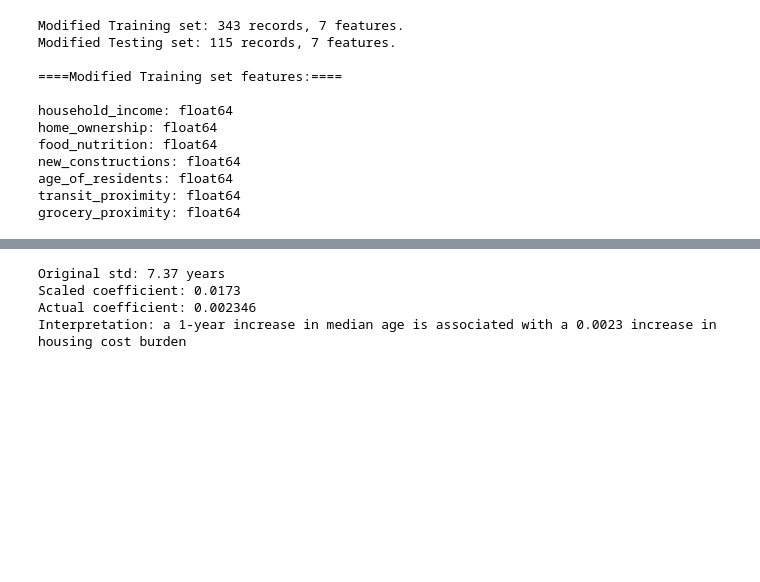
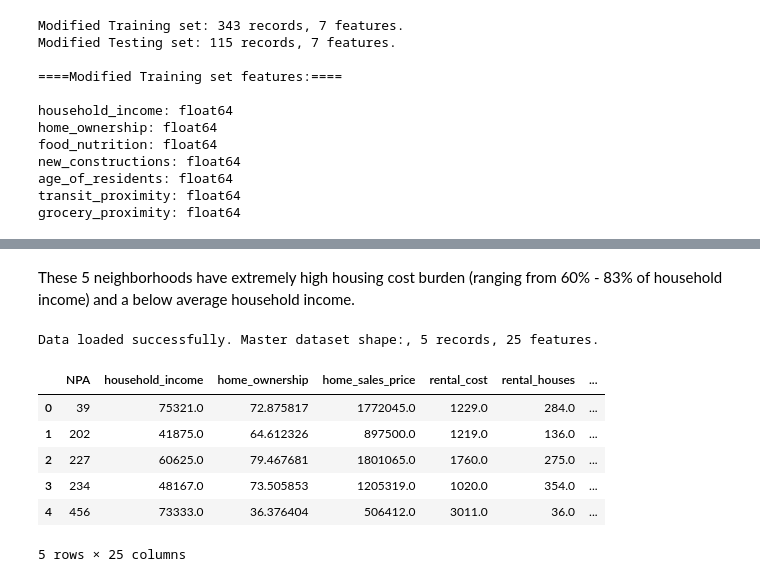
Before and after one commit to teseri86/Charlotte_Housing_Project, a Jupyter notebook: notebooks/housing_cost_burden_model.ipynb, the cells around one changed output, grey strips where cells are left out. Cells and saved outputs as stored; diff of their text form; code cells hidden in the pictures; blank space fills up the shorter version.

```diff
--- a/notebooks/housing_cost_burden_model.ipynb
+++ b/notebooks/housing_cost_burden_model.ipynb
@@ -435,21 +299,21 @@ print(master_df.loc[outlier_idx, ["NPA", "household_income", "home_ownership",
-# %%
-# Get original std of age_of_residents
-conn = db.connect("../data/charlotte_housing.db")
-qol_raw = pd.read_sql("SELECT NPA, age_of_residents FROM qol", conn)
-conn.close()
-
-age_std = qol_raw["age_of_residents"].std()
-
-# Back-transform coefficient
-scaled_coef = 0.0173  # from OLS output
-actual_coef = scaled_coef / age_std
-
-print(f"Original std: {age_std:.2f} years")
-print(f"Scaled coefficient: {scaled_coef:.4f}")
-print(f"Actual coefficient: {actual_coef:.6f}")
-print(f"Interpretation: a 1-year increase in median age is associated with a {actual_coef:.4f} increase in housing cost burden")
-# %% [output]
-Original std: 7.37 years
-Scaled coefficient: 0.0173
-Actual coefficient: 0.002346
-Interpretation: a 1-year increase in median age is associated with a 0.0023 increase in housing cost burden
+# %% [markdown]
+These 5 neighborhoods have extremely high housing cost burden (ranging from 60% - 83% of household income) and a below average household income.
+# %%
+# Load data
+conn = db.connect("../data/charlotte_housing.db")
+
+master_df = pd.read_sql_query("SELECT * FROM qol WHERE NPA IN (456, 234, 202, 227, 39)", conn)
+
+conn.close()
+
+print(f"Data loaded successfully. Master dataset shape:, {master_df.shape[0]} records, {master_df.shape[1]} features.")
+display(master_df)
+# %% [output]
+Data loaded successfully. Master dataset shape:, 5 records, 25 features.
+|  | NPA | household_income | home_ownership | home_sales_price | rental_cost | rental_houses | ... |
+| 0 | 39 | 75321.0 | 72.875817 | 1772045.0 | 1229.0 | 284.0 | ... |
+| 1 | 202 | 41875.0 | 64.612326 | 897500.0 | 1219.0 | 136.0 | ... |
+| 2 | 227 | 60625.0 | 79.467681 | 1801065.0 | 1760.0 | 275.0 | ... |
+| 3 | 234 | 48167.0 | 73.505853 | 1205319.0 | 1020.0 | 354.0 | ... |
+| 4 | 456 | 73333.0 | 36.376404 | 506412.0 | 3011.0 | 36.0 | ... |
+5 rows × 25 columns
```
Also changed, not shown: parts of 11 cells of this notebook, 1 other file.
